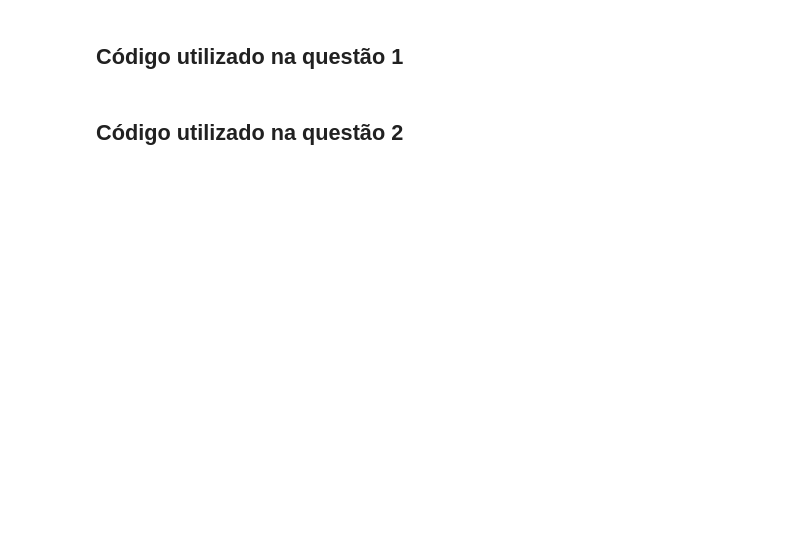
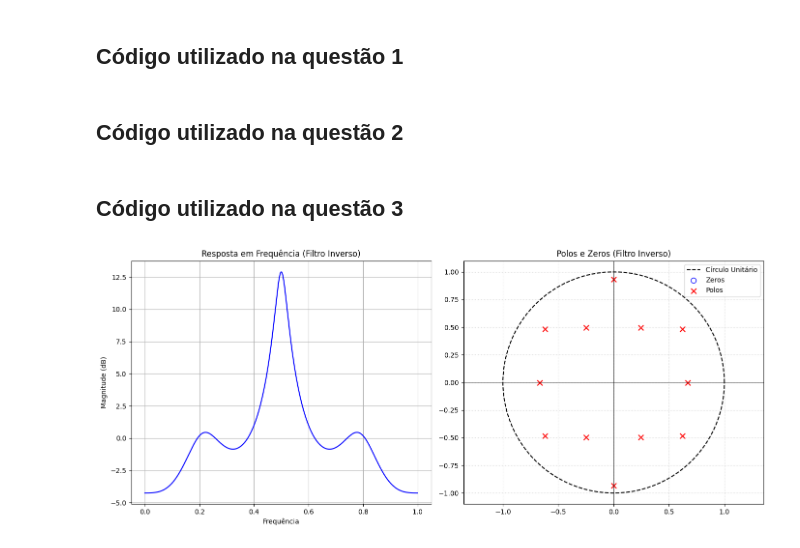
Before and after one commit to ThayseBachmeyer/ProcessamentoSinaisI, a Jupyter notebook: Aula 03/Códigos/aula0409.ipynb, the cells around one changed output. Drawn from its saved outputs; the diff is of its cells as text; code cells hidden in the pictures; blank space fills up the shorter version.

```diff
--- a/Aula 03/Códigos/aula0409.ipynb
+++ b/Aula 03/Códigos/aula0409.ipynb
@@ -53,19 +53,3 @@ plt.grid(True, linestyle=':', alpha=0.7)
 plt.show()
 # %% [markdown]
 ## Código utilizado na questão 2
-# %%
-# n°2
-
-import numpy as np
-import matplotlib.pyplot as plt
-from scipy import signal
-from scipy.io import wavfile
-
-handel = "https://github.com/ThayseBachmeyer/ProcessamentoSinaisI/raw/refs/heads/main/Aula%2003/Dados/handel.wav"
-nome_handel = "handel.wav"
-
-!wget -q -O {nome_handel} {handel}
-
-fs, signal = wavfile.read(nome_handel)
-if len(signal.shape) > 1:
-    signal = signal[:, 0]
@@ -71,0 +108,61 @@ if len(signal.shape) > 1:
+# %% [markdown]
+## Código utilizado na questão 3
+# %%
+#n° 3
+
+import numpy as np
+import matplotlib.pyplot as plt
+from scipy import signal
+from scipy.io import wavfile
+
+num = np.array([1,0,0.49,0,0,0,0.2401,0,-0.0576,0,-0.0282,0,-0.0138])
+den = np.array([1])
+
+handel = "https://github.com/ThayseBachmeyer/ProcessamentoSinaisI/raw/refs/heads/main/Aula%2003/Dados/handel.wav"
+nome_handel = "handel.wav"
+
+!wget -q -O {nome_handel} {handel}
+
+fs, x = wavfile.read(nome_handel)
+if len(x.shape) > 1:
+    x = x[:, 0]
+
+x = x / np.max(np.abs(x))
+y = signal.lfilter(num, den, x)
+y = y / np.max(np.abs(y))
+
+num_inv = den
+den_inv = num
+
+x_recuperado = signal.lfilter(num_inv, den_inv, y)
+x_norm = x / np.max(np.abs(x))
+x_rec_norm = x_recuperado / np.max(np.abs(x_recuperado))
+
+w_inv, h_freq_inv = signal.freqz(num_inv, den_inv, worN=8000)
+zeros_inv, polos_inv, _ = signal.tf2zpk(num_inv, den_inv)
+
+plt.figure(figsize=(14, 6))
+plt.subplot(1, 2, 1)
+magnitude_inv_db = 20 * np.log10(np.maximum(np.abs(h_freq_inv), 1e-10))
+plt.plot(w_inv / np.pi, magnitude_inv_db, 'b')
+plt.title('Resposta em Frequência (Filtro Inverso)')
+plt.ylabel('Magnitude (dB)')
+plt.xlabel('Frequência')
+plt.grid(True)
+
+plt.subplot(1, 2, 2)
+theta = np.linspace(0, 2*np.pi, 100)
+plt.plot(np.cos(theta), np.sin(theta), 'k--', label='Círculo Unitário')
+plt.scatter(np.real(zeros_inv), np.imag(zeros_inv), s=60, facecolors='none', edgecolors='b', label='Zeros')
+plt.scatter(np.real(polos_inv), np.imag(polos_inv), s=60, marker='x', color='r', label='Polos')
+plt.title('Polos e Zeros (Filtro Inverso)')
+plt.axhline(0, color='black', lw=0.5)
+plt.axvline(0, color='black', lw=0.5)
+plt.axis('equal')
+plt.legend(loc='upper right')
+plt.grid(True, linestyle=':', alpha=0.7)
+
+plt.tight_layout()
+plt.show()
+# %% [output]
+[figure, added]
```
Also changed, not shown: parts of 1 cell of this notebook.
